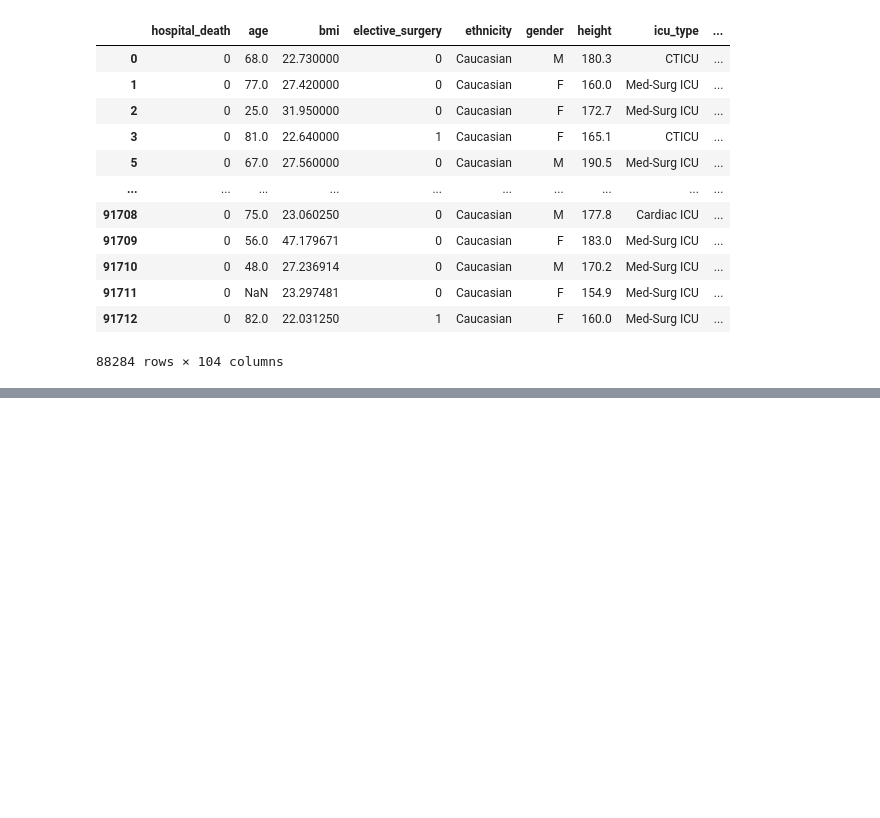
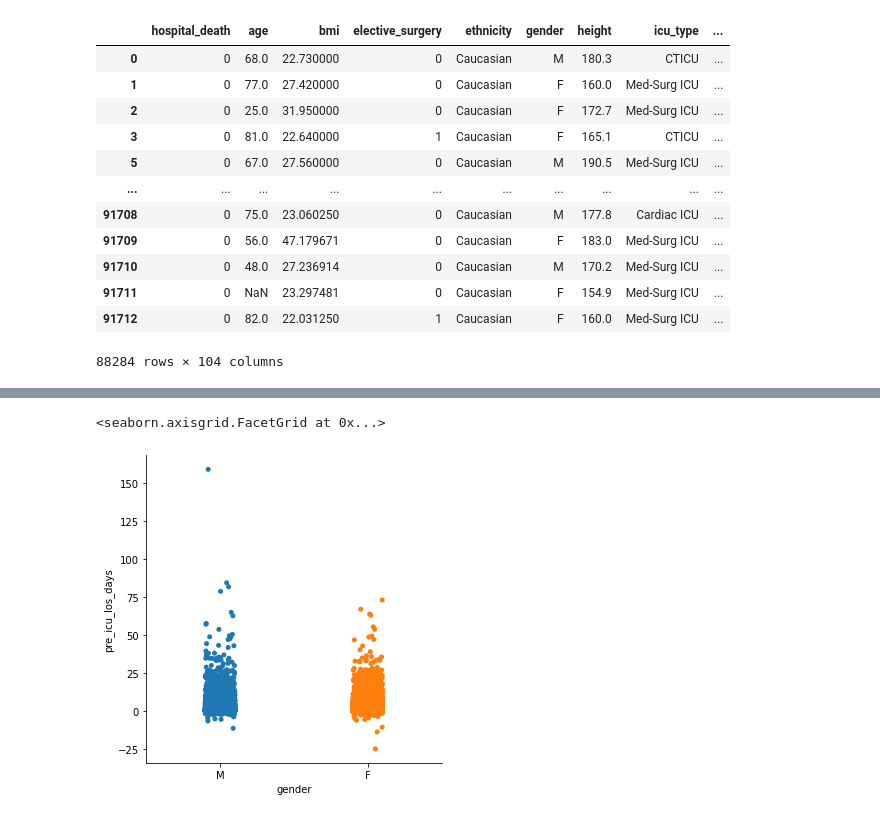
Before and after one commit to ConorD212/UCDPA_ConorDixon, a Jupyter notebook: DataSet 1 Patient Survival Prediction Dataset/DataSet 1 Patient Survival Prediction Dataset.ipynb, the cells around one changed output, grey strips where cells are left out. Saved outputs shown, nothing was run; the diff lists cells and outputs as text; code cells hidden in the pictures; blank space fills up the shorter version.

```diff
--- a/DataSet 1 Patient Survival Prediction Dataset/DataSet 1 Patient Survival Prediction Dataset.ipynb
+++ b/DataSet 1 Patient Survival Prediction Dataset/DataSet 1 Patient Survival Prediction Dataset.ipynb
@@ -237,0 +228,5 @@ ValueError: 'dataset.csv' is not one of the example datasets.
+# %%
+sns.catplot(x="gender", y="pre_icu_los_days", data=data)
+# %% [output]
+<seaborn.axisgrid.FacetGrid at 0x...>
+[figure, added]
```
Also changed, not shown: parts of 5 cells of this notebook.
